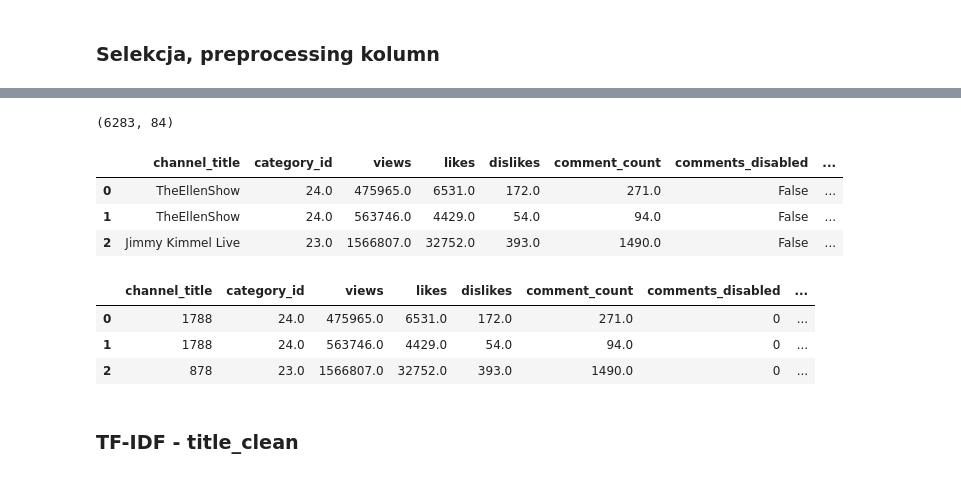
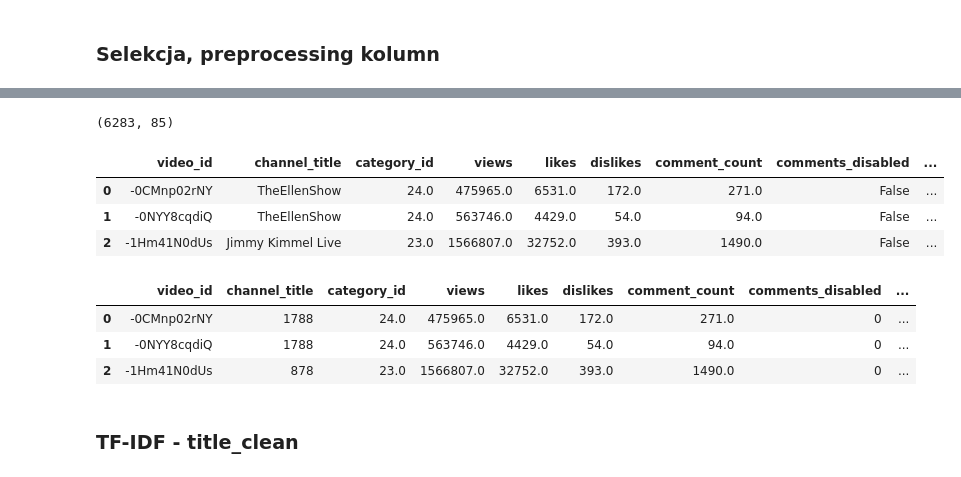
Before and after one commit to AdamKlejda/PED_YT, a Jupyter notebook: notebooks/Etap3/LiLateeEtap3.ipynb, the cells around one changed output, grey strips where cells are left out. Cells and saved outputs as stored; diff of their text form; code cells hidden in the pictures.

```diff
--- a/notebooks/Etap3/LiLateeEtap3.ipynb
+++ b/notebooks/Etap3/LiLateeEtap3.ipynb
@@ -119,22 +119,23 @@ df[:3]
 # %%
 def remove_columns(df):
     df = df.loc[:, ~df.columns.isin([
-        'video_id', 'trending_date', 'title', 'publish_time', 'tags',
+#         'video_id',
+        'trending_date', 'title', 'publish_time', 'tags',
         'thumbnail_link', 'description', 'region', 'pub_date', 'tren_date',
         'desc_clean', 'desc_list_of_urls', 'region.1', 'hist_r', 'hist_g', 'hist_b',
         'thumb_ocr_text', 'clean_thumb_ocr_text', 'thumb_ocr_text_V2',
         'bboxes', 'avg_texts_coords', 'features_vec_resnet18', 'emotions',
         'tren_year', 'pub_year' ])]
     return df
 df = remove_columns(df)
 print(df.shape)
 df[:3]
 # %% [output]
-(6283, 84)
+(6283, 85)
-|  | channel_title | category_id | views | likes | dislikes | comment_count | comments_disabled | ... |
-| 0 | TheEllenShow | 24.0 | 475965.0 | 6531.0 | 172.0 | 271.0 | False | ... |
-| 1 | TheEllenShow | 24.0 | 563746.0 | 4429.0 | 54.0 | 94.0 | False | ... |
-| 2 | Jimmy Kimmel Live | 23.0 | 1566807.0 | 32752.0 | 393.0 | 1490.0 | False | ... |
+|  | video_id | channel_title | category_id | views | likes | dislikes | comment_count | comments_disabled | ... |
+| 0 | -0CMnp02rNY | TheEllenShow | 24.0 | 475965.0 | 6531.0 | 172.0 | 271.0 | False | ... |
+| 1 | -0NYY8cqdiQ | TheEllenShow | 24.0 | 563746.0 | 4429.0 | 54.0 | 94.0 | False | ... |
+| 2 | -1Hm41N0dUs | Jimmy Kimmel Live | 23.0 | 1566807.0 | 32752.0 | 393.0 | 1490.0 | False | ... |
 # %%
 from sklearn.preprocessing import LabelEncoder
 
@@ -150,10 +151,10 @@ def label_encoding(df):
 df = label_encoding(df)
 df[:3]
 # %% [output]
-|  | channel_title | category_id | views | likes | dislikes | comment_count | comments_disabled | ... |
-| 0 | 1788 | 24.0 | 475965.0 | 6531.0 | 172.0 | 271.0 | 0 | ... |
-| 1 | 1788 | 24.0 | 563746.0 | 4429.0 | 54.0 | 94.0 | 0 | ... |
-| 2 | 878 | 23.0 | 1566807.0 | 32752.0 | 393.0 | 1490.0 | 0 | ... |
+|  | video_id | channel_title | category_id | views | likes | dislikes | comment_count | comments_disabled | ... |
+| 0 | -0CMnp02rNY | 1788 | 24.0 | 475965.0 | 6531.0 | 172.0 | 271.0 | 0 | ... |
+| 1 | -0NYY8cqdiQ | 1788 | 24.0 | 563746.0 | 4429.0 | 54.0 | 94.0 | 0 | ... |
+| 2 | -1Hm41N0dUs | 878 | 23.0 | 1566807.0 | 32752.0 | 393.0 | 1490.0 | 0 | ... |
 # %%
 # df.select_dtypes(exclude=[np.float, np.int64])[:3]
 # %%
```
Also changed, not shown: parts of 1 cell of this notebook, 13 other files.
